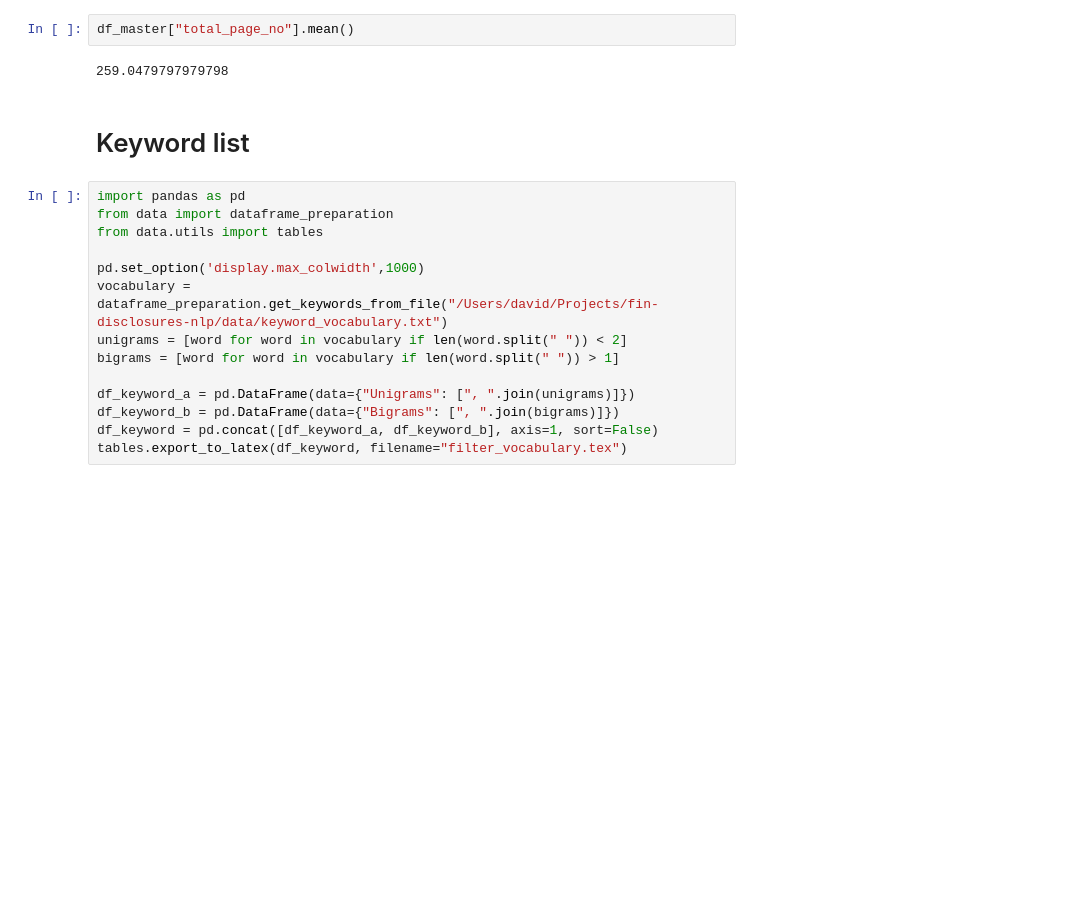
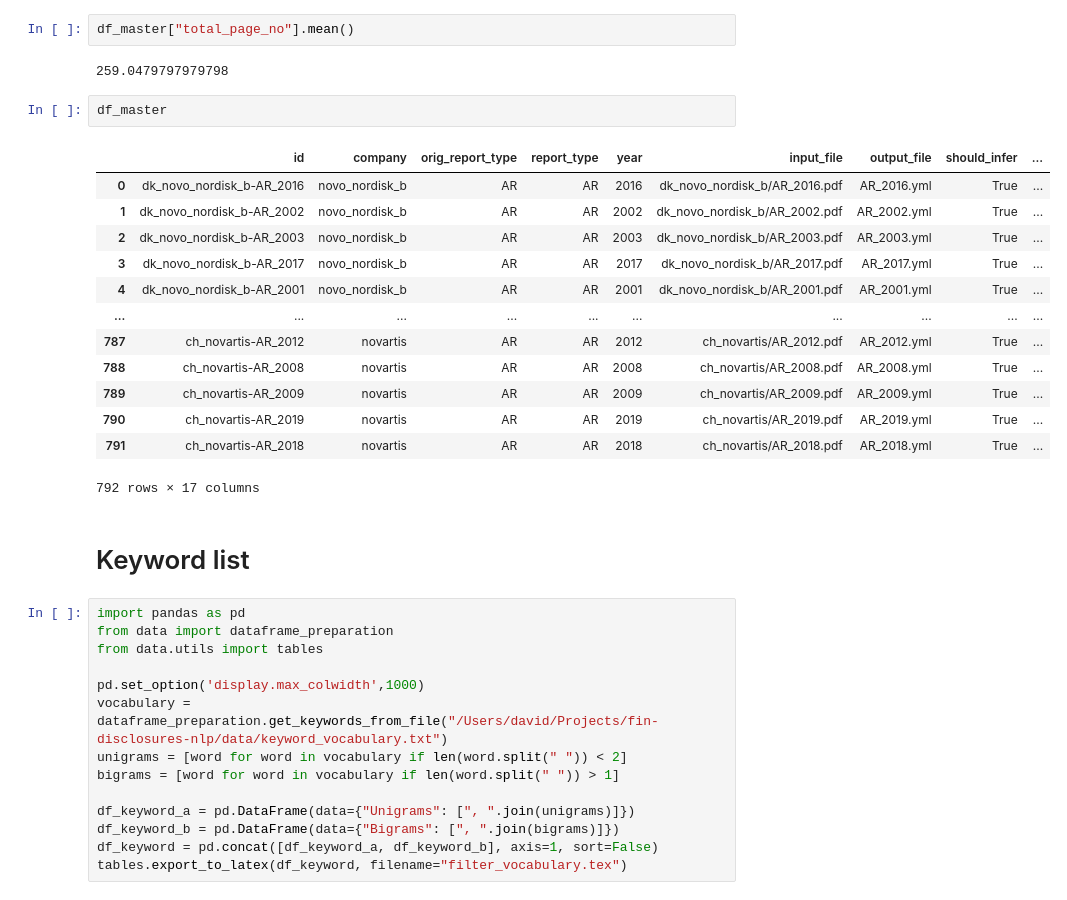
Before and after one commit to dafrie/fin-disclosures-nlp, a Jupyter notebook: notebooks/DescriptiveStatistics.ipynb, the cells around one changed output. Saved outputs shown, nothing was run; the diff lists cells and outputs as text; blank space fills up the shorter version.

```diff
--- a/notebooks/DescriptiveStatistics.ipynb
+++ b/notebooks/DescriptiveStatistics.ipynb
@@ -56,6 +53,22 @@ df_master["total_page_no"] = df_master.apply(lambda x: get_total_page_no(x), axi
 df_master["total_page_no"].mean()
 # %% [output]
 259.0479797979798
+# %%
+df_master
+# %% [output]
+|  | id | company | orig_report_type | report_type | year | input_file | output_file | should_infer | ... |
+| 0 | dk_novo_nordisk_b-AR_2016 | novo_nordisk_b | AR | AR | 2016 | dk_novo_nordisk_b/AR_2016.pdf | AR_2016.yml | True | ... |
+| 1 | dk_novo_nordisk_b-AR_2002 | novo_nordisk_b | AR | AR | 2002 | dk_novo_nordisk_b/AR_2002.pdf | AR_2002.yml | True | ... |
+| 2 | dk_novo_nordisk_b-AR_2003 | novo_nordisk_b | AR | AR | 2003 | dk_novo_nordisk_b/AR_2003.pdf | AR_2003.yml | True | ... |
+| 3 | dk_novo_nordisk_b-AR_2017 | novo_nordisk_b | AR | AR | 2017 | dk_novo_nordisk_b/AR_2017.pdf | AR_2017.yml | True | ... |
+| 4 | dk_novo_nordisk_b-AR_2001 | novo_nordisk_b | AR | AR | 2001 | dk_novo_nordisk_b/AR_2001.pdf | AR_2001.yml | True | ... |
+| ... | ... | ... | ... | ... | ... | ... | ... | ... | ... |
+| 787 | ch_novartis-AR_2012 | novartis | AR | AR | 2012 | ch_novartis/AR_2012.pdf | AR_2012.yml | True | ... |
+| 788 | ch_novartis-AR_2008 | novartis | AR | AR | 2008 | ch_novartis/AR_2008.pdf | AR_2008.yml | True | ... |
+| 789 | ch_novartis-AR_2009 | novartis | AR | AR | 2009 | ch_novartis/AR_2009.pdf | AR_2009.yml | True | ... |
+| 790 | ch_novartis-AR_2019 | novartis | AR | AR | 2019 | ch_novartis/AR_2019.pdf | AR_2019.yml | True | ... |
+| 791 | ch_novartis-AR_2018 | novartis | AR | AR | 2018 | ch_novartis/AR_2018.pdf | AR_2018.yml | True | ... |
+792 rows × 17 columns
 # %% [markdown]
 # Keyword list
 # %%
```
Also changed, not shown: parts of 1 cell of this notebook, 7 other files.
